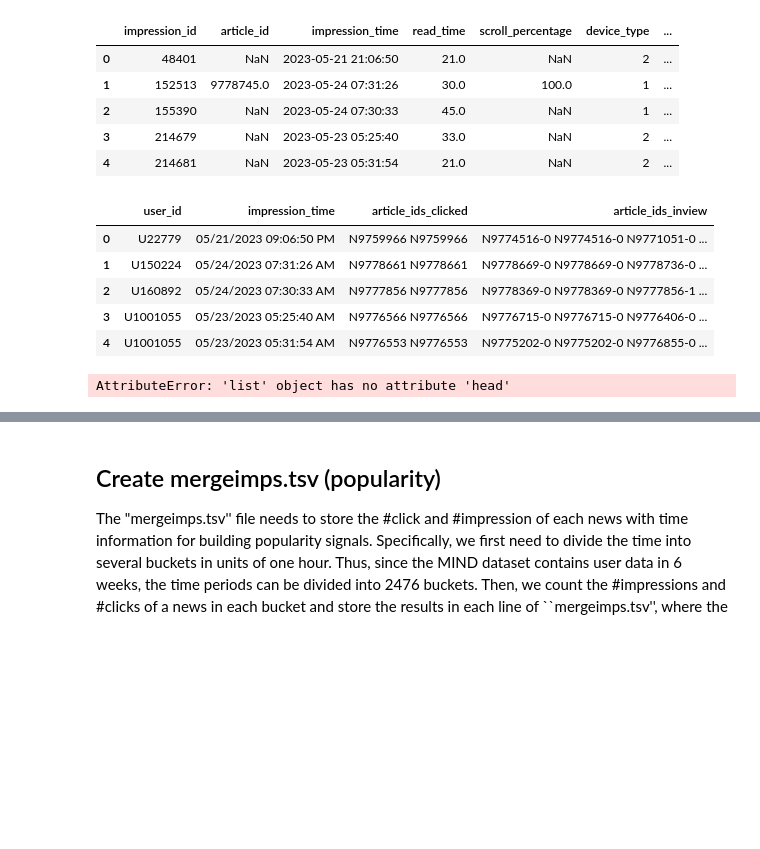
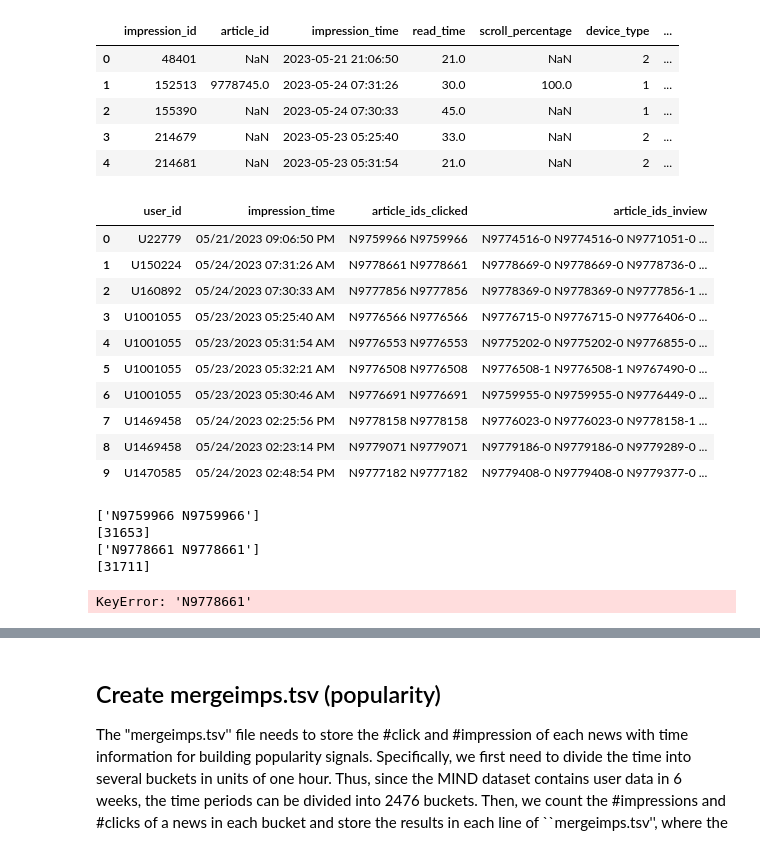
Before and after one commit to IvoBrink/RecSys-PP-Rec, a Jupyter notebook: data/Challenge/ebnerd_original/reformat_data.ipynb, the cells around one changed output, grey strips where cells are left out. Drawn from its saved outputs; the diff is of its cells as text; code cells hidden in the pictures; blank space fills up the shorter version.

```diff
--- a/data/Challenge/ebnerd_original/reformat_data.ipynb
+++ b/data/Challenge/ebnerd_original/reformat_data.ipynb
@@ -54,34 +54,39 @@ if not behaviors['article_ids_clicked'].str.contains(' N').any():
     behaviors['article_ids_clicked'] = behaviors['article_ids_clicked'].str.replace(' ', ' N').str.replace('[', '').str.replace(']', '')
 
 # Check if 'article_ids_inview' is already in the desired format
 if not behaviors['article_ids_inview'].str.contains(' N').any():
     # For each line in the 'article_ids_inview' column, add 'N' upfront
     # Add 'N' before each 'article_ids_inview', replace each space with ' N' and remove square brackets
     behaviors['article_ids_inview'] = behaviors['article_ids_inview'].apply(lambda x: 'N' + str(x).split(' ', 1)[0] + ' ' + str(x))
     behaviors['article_ids_inview'] = behaviors['article_ids_inview'].str.replace(' ', ' N').str.replace('[', '').str.replace(']', '')
 
 # Select the required columns
 train_file = behaviors[['user_id', 'impression_time', 'article_ids_clicked', 'article_ids_inview']]
 
 # Write to a new .tsv file without index
 train_file.to_csv('/Users/sebastiaan/Desktop/RecSys-PP-Rec-2/data/Challenge/train.tsv', sep='\t', index=False, header=True)
 
 # Read the file and print the head
 df = pd.read_csv('/Users/sebastiaan/Desktop/RecSys-PP-Rec-2/data/Challenge/train.tsv', sep='\t')
 df['article_ids_inview'] = df['article_ids_inview'].str.replace('"', '')
 df['article_ids_inview'] = df.apply(process_ids, axis=1)
 
 # Write the DataFrame back to the .tsv file
 df.to_csv('/Users/sebastiaan/Desktop/RecSys-PP-Rec-2/data/Challenge/train.tsv', sep='\t', index=False, header=False)
 
-df.head()
+df.head(10)
 # %% [output]
 |  | user_id | impression_time | article_ids_clicked | article_ids_inview |
 | 0 | U22779 | 05/21/2023 09:06:50 PM | N9759966 N9759966 | N9774516-0 N9774516-0 N9771051-0 ... |
 | 1 | U150224 | 05/24/2023 07:31:26 AM | N9778661 N9778661 | N9778669-0 N9778669-0 N9778736-0 ... |
 | 2 | U160892 | 05/24/2023 07:30:33 AM | N9777856 N9777856 | N9778369-0 N9778369-0 N9777856-1 ... |
 | 3 | U1001055 | 05/23/2023 05:25:40 AM | N9776566 N9776566 | N9776715-0 N9776715-0 N9776406-0 ... |
 | 4 | U1001055 | 05/23/2023 05:31:54 AM | N9776553 N9776553 | N9775202-0 N9775202-0 N9776855-0 ... |
+| 5 | U1001055 | 05/23/2023 05:32:21 AM | N9776508 N9776508 | N9776508-1 N9776508-1 N9767490-0 ... |
+| 6 | U1001055 | 05/23/2023 05:30:46 AM | N9776691 N9776691 | N9759955-0 N9759955-0 N9776449-0 ... |
+| 7 | U1469458 | 05/24/2023 02:25:56 PM | N9778158 N9778158 | N9776023-0 N9776023-0 N9778158-1 ... |
+| 8 | U1469458 | 05/24/2023 02:23:14 PM | N9779071 N9779071 | N9779186-0 N9779186-0 N9779289-0 ... |
+| 9 | U1470585 | 05/24/2023 02:48:54 PM | N9777182 N9777182 | N9779408-0 N9779408-0 N9779377-0 ... |
 # %%
 import os
 import numpy as np
@@ -158,8 +163,6 @@ class UserContent():
 
             session.append([click_ids,click_bucket,bucket,pos,neg])
 
-        print(session[:10])
-
         self.session = session
 
     def parse_user(self,):
@@ -174,10 +177,15 @@ class UserContent():
         self.click_bucket = np.zeros((user_num,MAX_ALL),dtype='int32')
 
         for user_id in range(len(session)):
-            click_ids,click_bucket,bucket,pos,neg =session[user_id]
+            click_ids,click_bucket,_,_,_ = session[user_id]
             clicks = []
-            for i in range(len(click_ids)):
-                clicks.append(news_index[click_ids[i]])
+
+
+            click_id = click_ids[0].split(' ')[0]
+            clicks.append(news_index[click_id])
+
+            # for i in range(len(click_ids)):
+            #     clicks.append(news_index[click_ids[i]])
 
             if len(clicks) >MAX_ALL:
                 clicks = clicks[-MAX_ALL:]
@@ -193,13 +201,17 @@ class UserContent():
 ######################################################################################################################################################
 
 # Variables for testing the UserContent.py:
-news_index = {"news1": 1, "news2": 2, "news3": 3}
+news_index = {"N9759966": 1, "news2": 2, "news3": 3}
 config = {'data_root_path': '/Users/sebastiaan/Desktop/RecSys-PP-Rec-2/data/Challenge','max_clicked_news': 10}
 filename = 'train.tsv'
 flag = 2  # or 2, depending on your data
 user_content = UserContent(news_index, config, filename, flag)
 # %% [output]
-AttributeError: 'list' object has no attribute 'head'
+['N9759966 N9759966']
+[31653]
+['N9778661 N9778661']
+[31711]
+KeyError: 'N9778661'
 # %%
 history.head()
 # %% [output]
```
Also changed, not shown: 2 other files.
